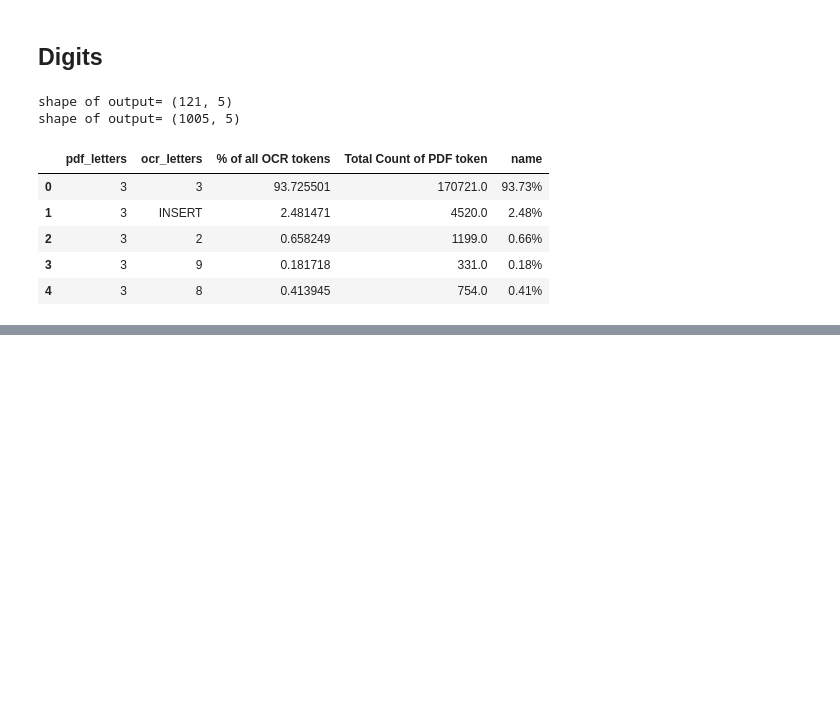
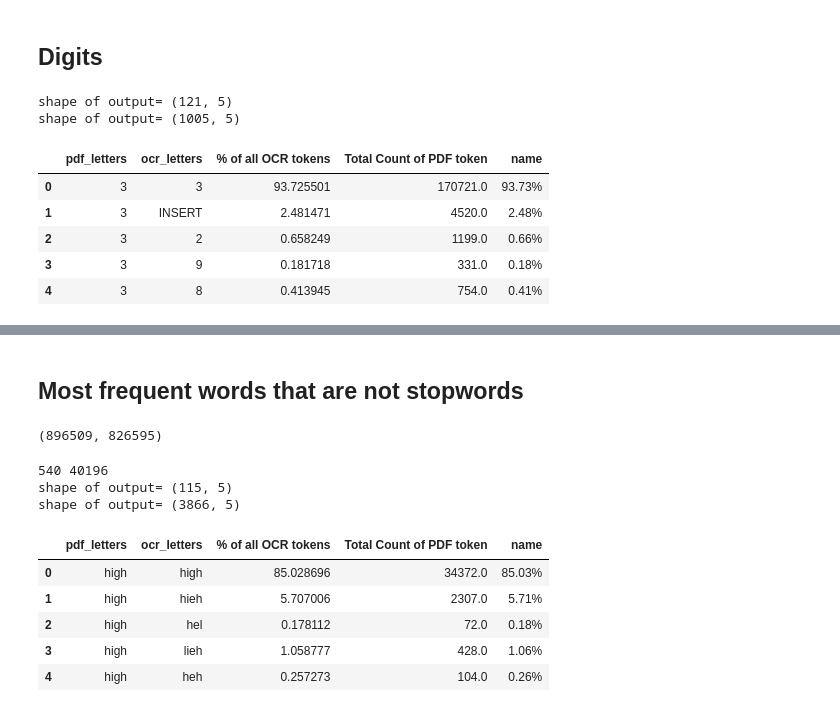
Before and after one commit to ReadingTimeMachine/ocr_post_correction, a Jupyter notebook: explore_dataset.ipynb, the cells around one changed output, grey strips where cells are left out. Drawn from its saved outputs; the diff is of its cells as text; code cells hidden in the pictures; blank space fills up the shorter version.

```diff
--- a/explore_dataset.ipynb
+++ b/explore_dataset.ipynb
@@ -351,0 +577,38 @@ chart_digits.save(myJekyllDir + 'digits.json')
+# %% [markdown]
+## Most frequent words that are not stopwords
+# %%
+not_freq_words = []
+not_freq_words.extend(stop_words_all)
+not_freq_words.extend(digits)
+not_freq_words.extend(alphas)
+not_freq_words.extend(punctuation)
+# %%
+df_freq = df_words_clean.loc[~((df_words_clean['pdf_letters'].isin(not_freq_words)) & (df_words_clean['ocr_letters'].isin(not_freq_words)))]
+df_freq_large = df_words_clean.loc[~(df_words_clean['pdf_letters'].isin(not_freq_words))]
+len(df_freq), len(df_freq_large)
+# %% [output]
+(896509, 826595)
+# %%
+# how many top words?
+ntop = 100
+pdf_words = df_freq_large.sort_values('counts unnormalized',ascending=False).iloc[:ntop]['pdf_letters'].values
+
+df_freq_top = df_words_clean.loc[(df_words_clean['pdf_letters'].isin(pdf_words))&(df_words_clean['ocr_letters'].isin(pdf_words))]
+df_freq_top_large = df_words_clean.loc[df_words_clean['pdf_letters'].isin(pdf_words)]
+print(len(df_freq_top),len(df_freq_top_large))
+
+# cut off lower-counted things
+tol_count = 5
+df_freq_top = subset_by_percent(df_freq_top.copy(), tol_count = tol_count) # formatting
+df_freq_top_large = subset_by_percent(df_freq_top_large.copy(), tol_count = tol_count) # formatting
+df_freq_top_large.head()
+# %% [output]
+540 40196
+shape of output= (115, 5)
+shape of output= (3866, 5)
+|  | pdf_letters | ocr_letters | % of all OCR tokens | Total Count of PDF token | name |
+| 0 | high | high | 85.028696 | 34372.0 | 85.03% |
+| 1 | high | hieh | 5.707006 | 2307.0 | 5.71% |
+| 2 | high | hel | 0.178112 | 72.0 | 0.18% |
+| 3 | high | lieh | 1.058777 | 428.0 | 1.06% |
+| 4 | high | heh | 0.257273 | 104.0 | 0.26% |
```
Also changed, not shown: parts of 44 cells of this notebook, 2 other files.
